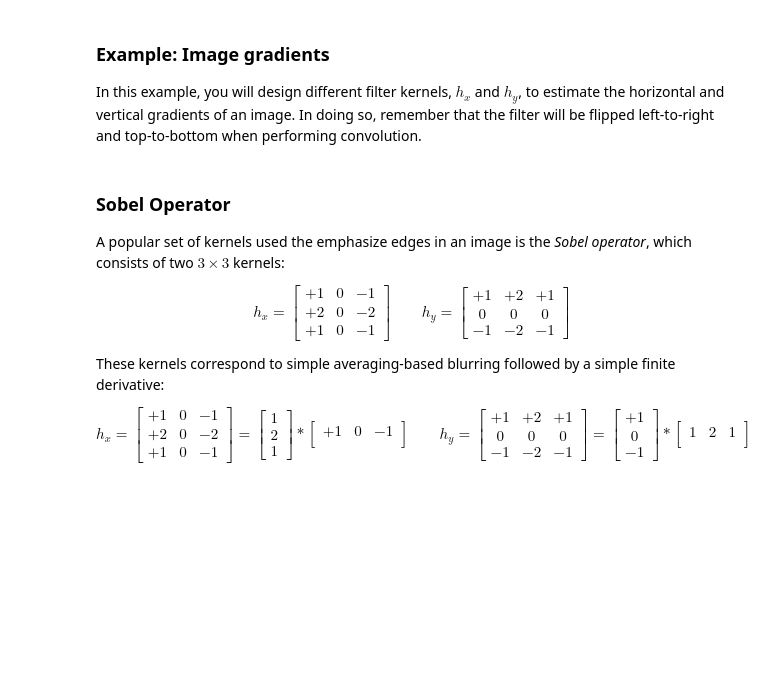
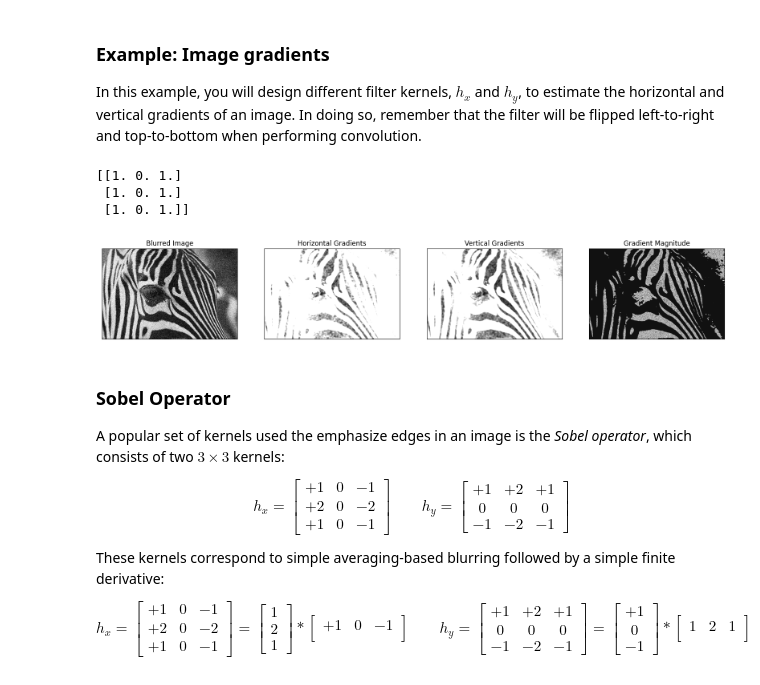
Before and after one commit to duckietown/duckietown-lx, a Jupyter notebook: visual-lane-servoing/notebooks/04-Image-Filtering/image_filtering.ipynb, the cells around one changed output. Cells and saved outputs as stored; diff of their text form; code cells hidden in the pictures; blank space fills up the shorter version.

```diff
--- a/visual-lane-servoing/notebooks/04-Image-Filtering/image_filtering.ipynb
+++ b/visual-lane-servoing/notebooks/04-Image-Filtering/image_filtering.ipynb
@@ -110,7 +112,7 @@ Try and find a setting for the standard deviation that reduces noise without rem
 # %%
 # TODO: Experiment with different settings for the standard deviation of the Gaussian and compare the results to a box filter.
 #.      Identify a setting for the standard deviation that removes noise while not eliminating too much valid content.
-sigma = 1
+sigma = 3
 
 # Smooth the image using a Gaussian kernel
 img_gaussian_filter = cv2.GaussianBlur(img,(0,0), sigma)
@@ -181,34 +183,39 @@ In this example, you will design different filter kernels, $h_x$ and $h_y$, to e
 #       These filters will be applied to the blurred image that you generated above. As you experiment with different
 #       kernels, compare the output for different amounts of blurring (i.e., different standard deviations). In particular,
 #       compare the gradients and their magnitude with little (i.e., sigma=1) or no blurring to an image blurred with a large kernel
 
-hx = np.array(np.random.rand(3,3), dtype=np.float32) # CHANGE ME, BUT KEEP dtype=np.float32
+hx = np.array([[1,0,1],[1,0,1],[1,0,1]], dtype=np.float32) # CHANGE ME, BUT KEEP dtype=np.float32
 hy = np.array(np.random.rand(3,3), dtype=np.float32) # CHANGE ME, BUT KEEP dtype=np.float32
 
 print(hx)
 
 # Apply the filters to the blurred image
 Gx = cv2.filter2D(img_gaussian_filter,-1,hx)
 Gy = cv2.filter2D(img_gaussian_filter,-1,hy)
 
 
 # Compute the magnitude of the gradients
 Gmag = np.sqrt(Gx*Gx + Gy*Gy)
 
 # Visualize the filtered image alongside the original image.
 fig = plt.figure(figsize = (20,20))
 ax1 = fig.add_subplot(1,4,1)
 ax1.imshow(img,cmap = 'gray')
 ax1.set_title('Blurred Image'), ax1.set_xticks([]), ax1.set_yticks([])
 ax2 = fig.add_subplot(1,4,2)
 ax2.imshow(Gx,cmap = 'gray')
 ax2.set_title('Horizontal Gradients'), ax2.set_xticks([]), ax2.set_yticks([]);
 ax3 = fig.add_subplot(1,4,3)
 ax3.imshow(Gy,cmap = 'gray')
 ax3.set_title('Vertical Gradients'), ax3.set_xticks([]), ax3.set_yticks([]);
 ax4 = fig.add_subplot(1,4,4)
 ax4.imshow(np.uint8(Gmag),cmap = 'gray')
 ax4.set_title('Gradient Magnitude'), ax4.set_xticks([]), ax4.set_yticks([]);
+# %% [output]
+[[1. 0. 1.]
+ [1. 0. 1.]
+ [1. 0. 1.]]
+[figure, added]
 # %% [markdown]
 ### Sobel Operator
 A popular set of kernels used the emphasize edges in an image is the *Sobel operator*, which consists of two $3 \times 3$ kernels:
```
Also changed, not shown: parts of 1 cell of this notebook, 2 other files.
